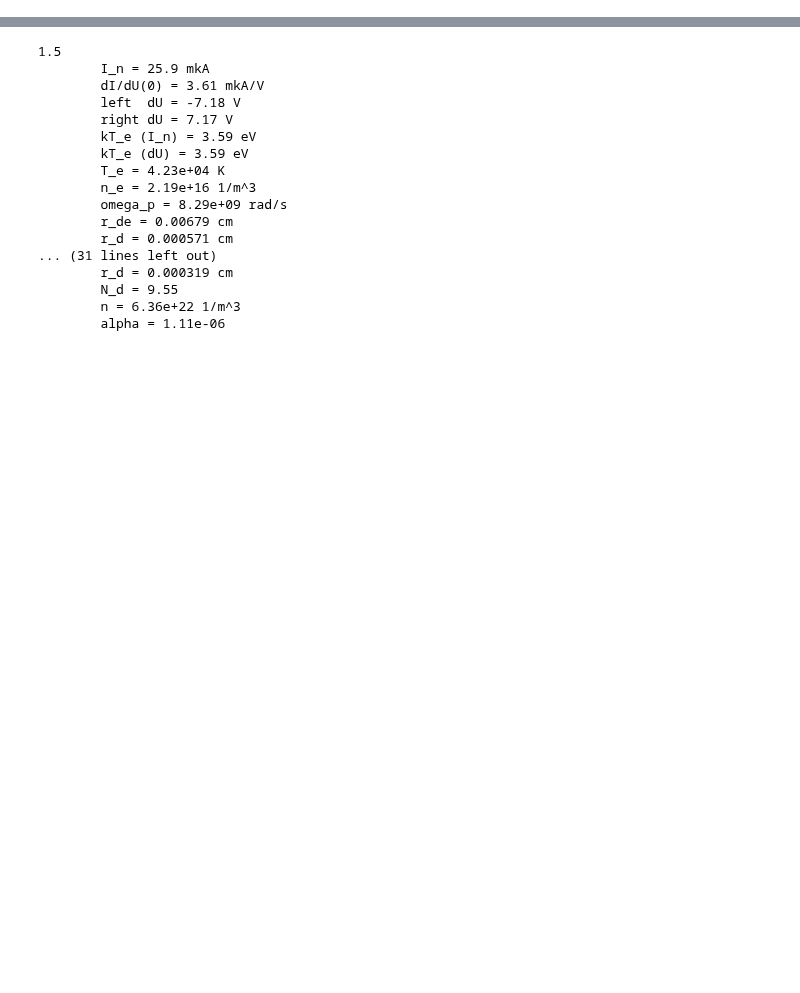
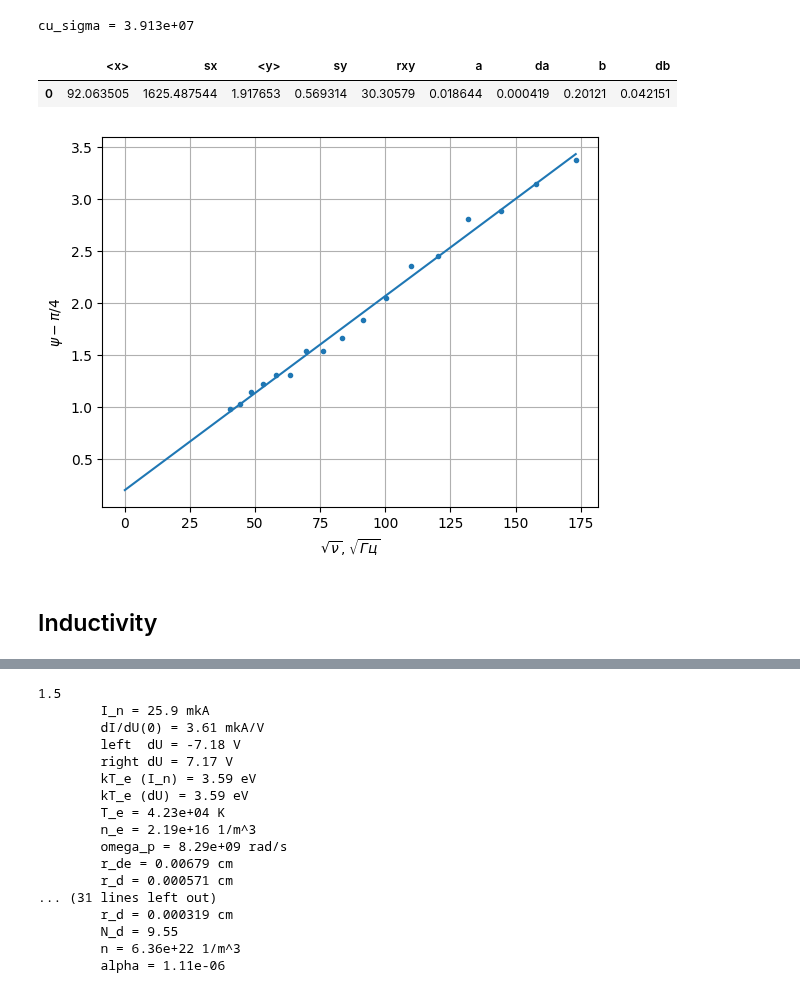
Before and after one commit to futherus/mipt_lab, a Jupyter notebook: 3.7.1/Simankovich_Maslov/371.ipynb, the cells around one changed output, grey strips where cells are left out. Saved outputs shown, nothing was run; the diff lists cells and outputs as text; code cells hidden in the pictures; blank space fills up the shorter version.

```diff
--- a/3.7.1/Simankovich_Maslov/371.ipynb
+++ b/3.7.1/Simankovich_Maslov/371.ipynb
@@ -79,0 +246,35 @@ data
+# %%
+x = data_high['nu'][2:] ** 0.5
+y = data_high['ph'][2:] - consts.pi / 2 - consts.pi / 4
+
+x = x.reset_index(drop=True)
+y = y.reset_index(drop=True)
+# Why not?
+# tmp = pd.Series(0)
+# x = pd.concat([tmp, x], ignore_index=True)
+# y = pd.concat([tmp, y], ignore_index=True)
+
+x_clean, y_clean, equ = mipt.plot(x, y, x_min=0)
+
+plt.xlabel(r"$\sqrt{\nu}$, $\sqrt{Гц}$")
+plt.ylabel(r"$\psi - \pi / 4$")
+plt.grid(True)
+
+mnk_dat = mipt.mnk(x_clean, y_clean)
+
+k = mnk_dat.get_data()['a'][0]
+
+sigma_high = k**2 / (setup.h**2 * consts.mu_0 * consts.pi)
+print("cu_sigma = {:.4g}".format(sigma_high))
+
+# plt.legend()
+plt.savefig("gen/psi_nu.pdf")
+
+mnk_dat.get_data()
+# %% [output]
+cu_sigma = 3.913e+07
+|  | <x> | sx | <y> | sy | rxy | a | da | b | db |
+| 0 | 92.063505 | 1625.487544 | 1.917653 | 0.569314 | 30.30579 | 0.018644 | 0.000419 | 0.20121 | 0.042151 |
+[figure, added]
+# %% [markdown]
+## Inductivity
```
Also changed, not shown: parts of 23 cells of this notebook, 5 other files.
